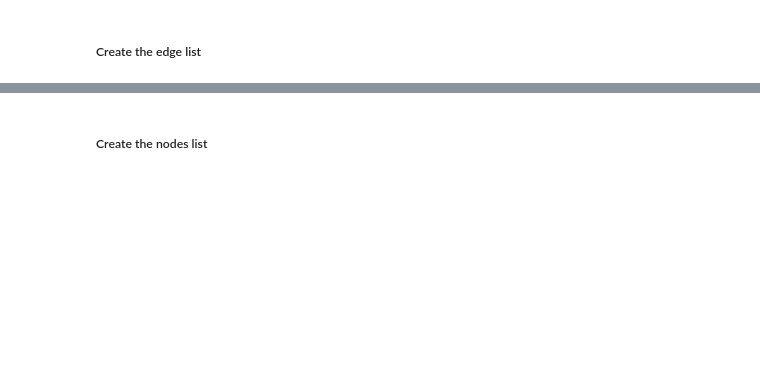
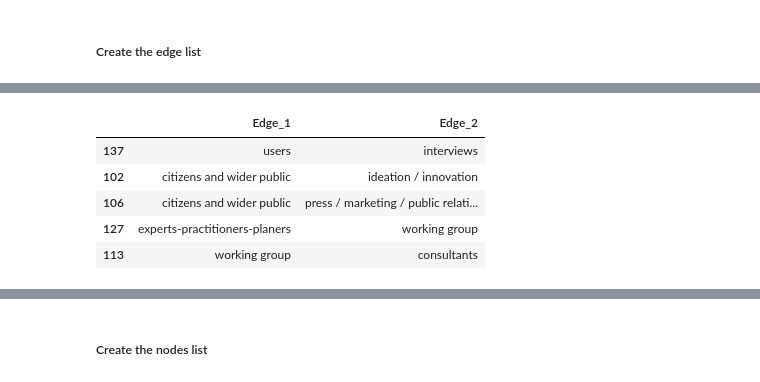
Before and after one commit to Diego-Dam/paper_co_creation_mobility_planning_germany, a Jupyter notebook: Co-Creation Paper.ipynb, the cells around one changed output, grey strips where cells are left out. Cells and saved outputs as stored; diff of their text form; code cells hidden in the pictures; blank space fills up the shorter version.

```diff
--- a/Co-Creation Paper.ipynb
+++ b/Co-Creation Paper.ipynb
@@ -888,4 +889,18 @@ associations_df_edgelist2.head()
 | 127 | project management | working group |
 | 113 | project management | consultants |
+# %%
+# than combine Edge_1 and Edge_2
+# remove Edge_1
+associations_df_edgelist3 = associations_df.drop(columns = ['Consequent'])
+#reduce the df to Edge_1 and Edge_2
+associations_df_edgelist3 = associations_df_edgelist3.iloc[:,[6,7]]
+associations_df_edgelist3.head()
+# %% [output]
+|  | Edge_1 | Edge_2 |
+| 137 | users | interviews |
+| 102 | citizens and wider public | ideation / innovation |
+| 106 | citizens and wider public | press / marketing / public relati... |
+| 127 | experts-practitioners-planers | working group |
+| 113 | working group | consultants |
 # %%
 associations_df_edgelist = associations_df_edgelist1.append(associations_df_edgelist2)
```
Also changed, not shown: parts of 18 cells of this notebook.
